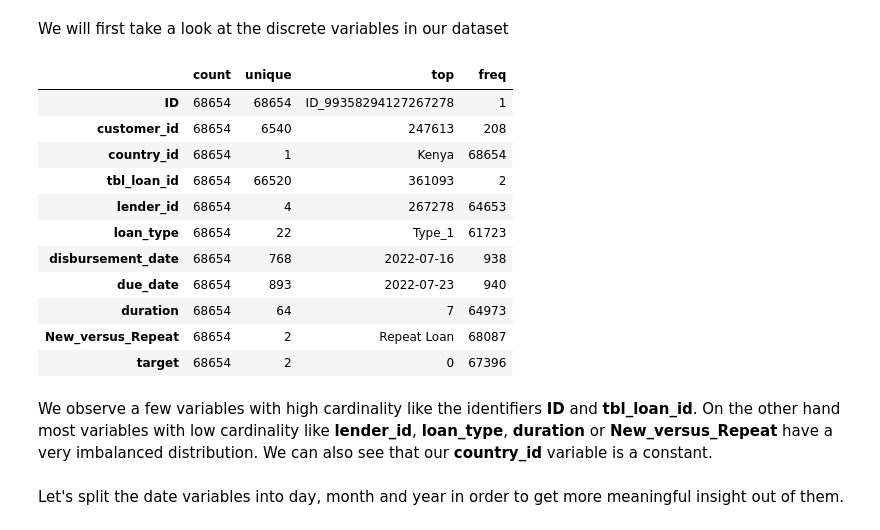
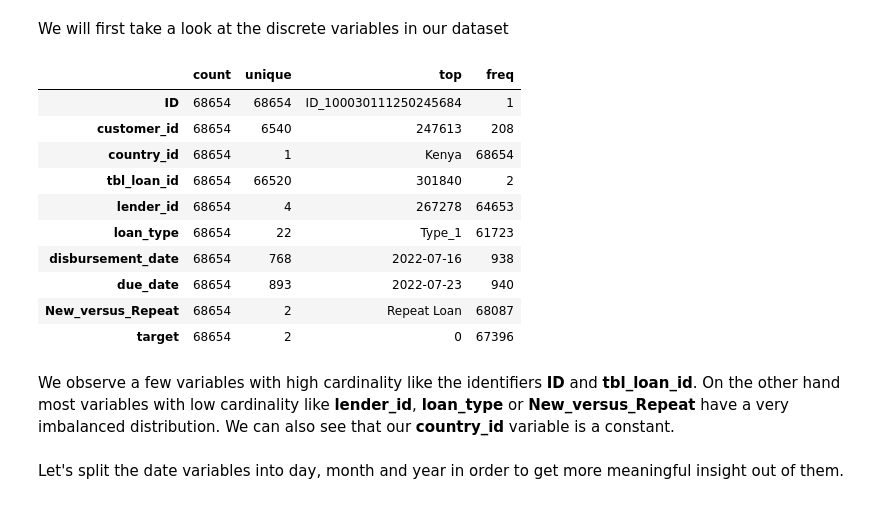
Before and after one commit to Toavina00/Zindi-credit-scoring, a Jupyter notebook: credit-scoring-EDA.ipynb, the cells around one changed output. Drawn from its saved outputs; the diff is of its cells as text; code cells hidden in the pictures.

```diff
--- a/credit-scoring-EDA.ipynb
+++ b/credit-scoring-EDA.ipynb
@@ -15,7 +28,6 @@ indicator = pd.read_csv("dataset/economic_indicators.csv")
 pd.set_option('display.max_colwidth', None)
 pd.set_option('display.max_rows', None)
 pd.set_option('display.max_columns', None)
-pd.set_option('display.width', 1000)
 # %% [markdown]
 # Exploratory Data Analysis
 # %%
@@ -78,22 +108,21 @@ def compute_woe_iv_continuous(df, feature, target, bins=10, zero_division=0.0):
 # %% [markdown]
 We will first take a look at the discrete variables in our dataset
 # %%
-train.select_dtypes(include=['object', 'int64']).astype('category').describe().T
+train.select_dtypes(include=['object', 'int64']).drop(columns=["duration"]).astype('category').describe().T
 # %% [output]
 |  | count | unique | top | freq |
-| ID | 68654 | 68654 | ID_99358294127267278 | 1 |
+| ID | 68654 | 68654 | ID_100030111250245684 | 1 |
 | customer_id | 68654 | 6540 | 247613 | 208 |
 | country_id | 68654 | 1 | Kenya | 68654 |
-| tbl_loan_id | 68654 | 66520 | 361093 | 2 |
+| tbl_loan_id | 68654 | 66520 | 301840 | 2 |
 | lender_id | 68654 | 4 | 267278 | 64653 |
 | loan_type | 68654 | 22 | Type_1 | 61723 |
 | disbursement_date | 68654 | 768 | 2022-07-16 | 938 |
 | due_date | 68654 | 893 | 2022-07-23 | 940 |
-| duration | 68654 | 64 | 7 | 64973 |
 | New_versus_Repeat | 68654 | 2 | Repeat Loan | 68087 |
 | target | 68654 | 2 | 0 | 67396 |
 # %% [markdown]
-We observe a few variables with high cardinality like the identifiers **ID** and **tbl_loan_id**. On the other hand most variables with low cardinality like **lender_id**, **loan_type**, **duration** or **New_versus_Repeat** have a very imbalanced distribution. We can also see that our **country_id** variable is a constant.
+We observe a few variables with high cardinality like the identifiers **ID** and **tbl_loan_id**. On the other hand most variables with low cardinality like **lender_id**, **loan_type** or **New_versus_Repeat** have a very imbalanced distribution. We can also see that our **country_id** variable is a constant.
 # %% [markdown]
 Let's split the date variables into day, month and year in order to get more meaningful insight out of them.
 # %%
```
Also changed, not shown: parts of 27 cells of this notebook.
